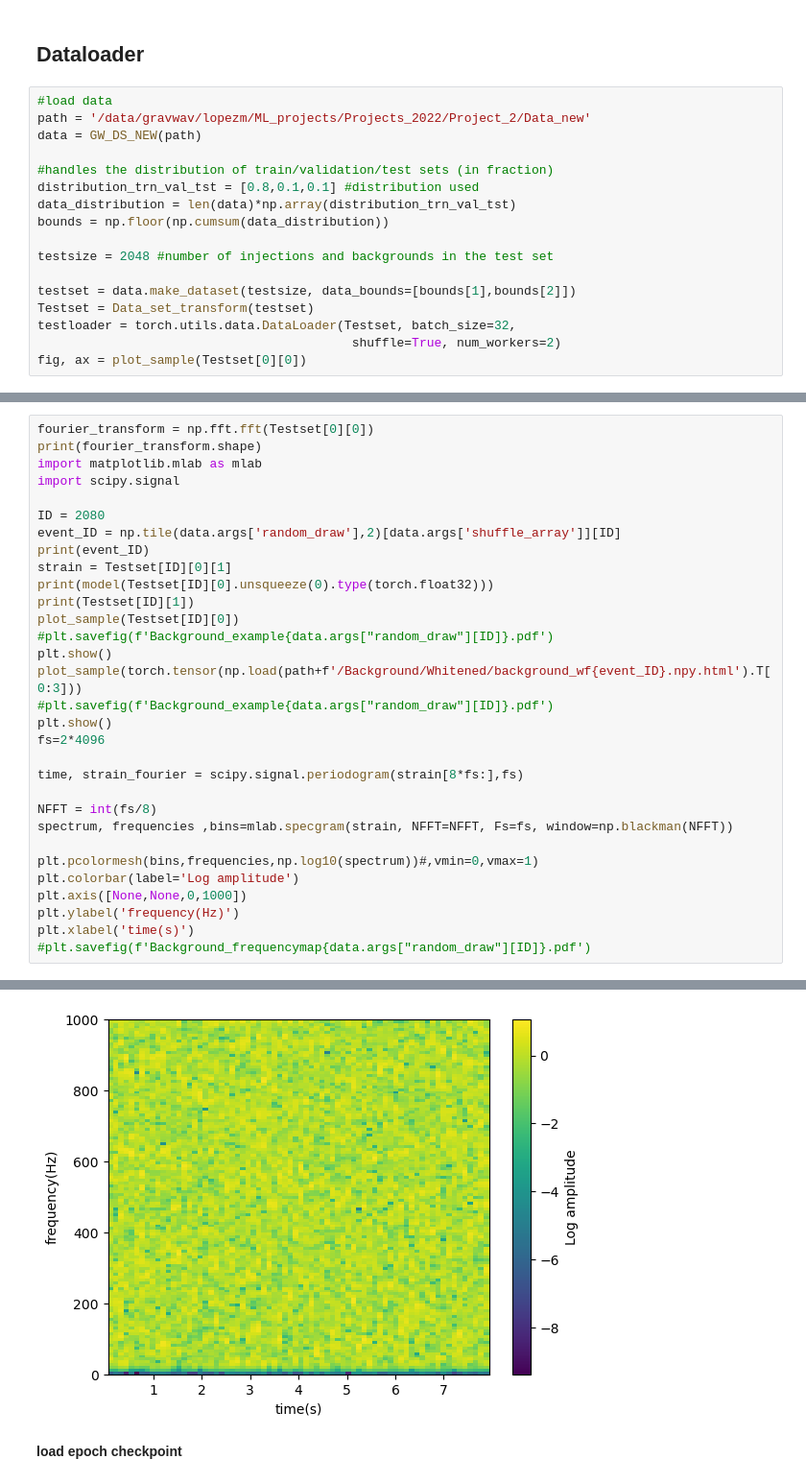
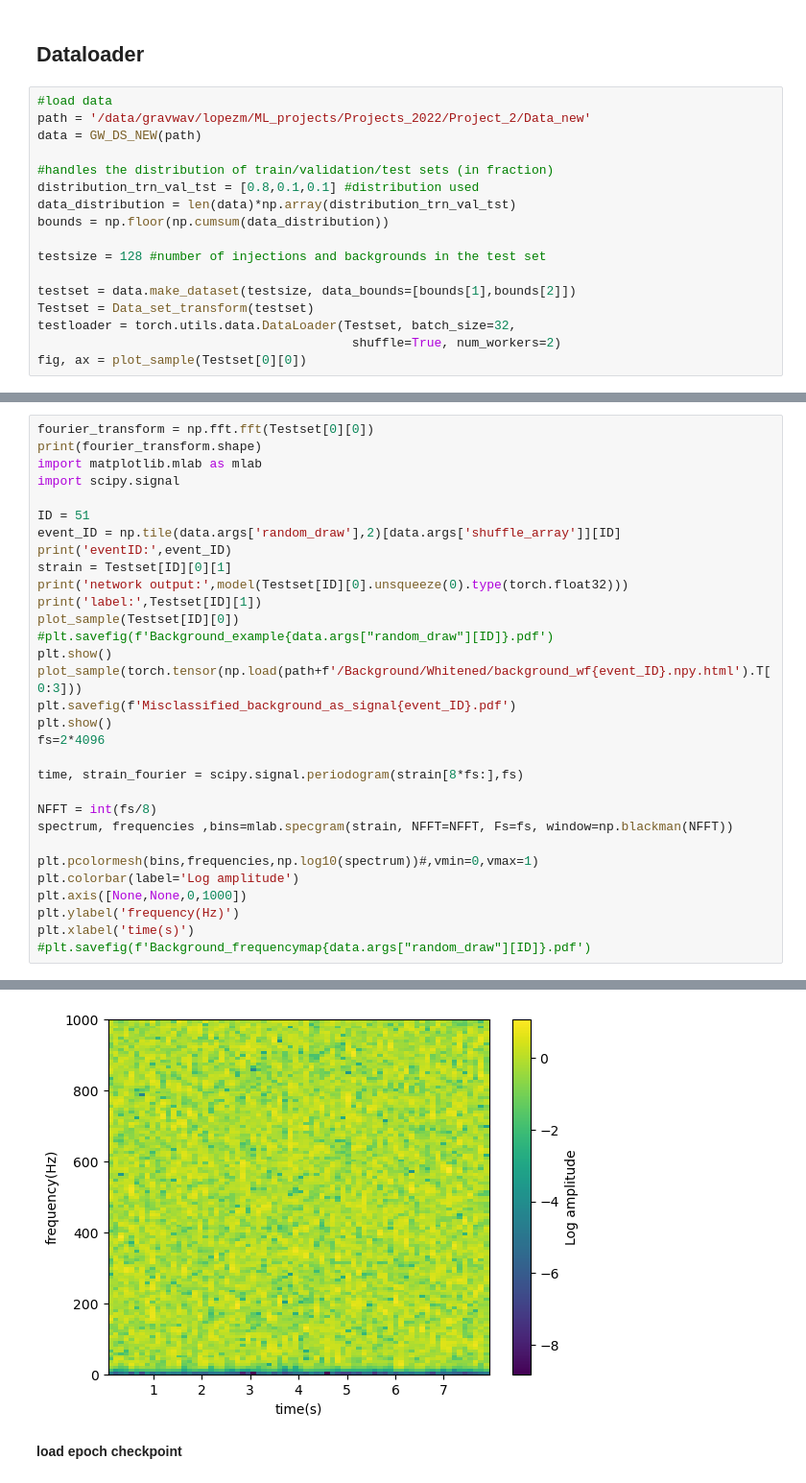
Before and after one commit to jurriaan585/Project2_CAML, a Jupyter notebook: Code/Data_visualization.ipynb, the cells around one changed output, grey strips where cells are left out. Shown at 96% size. Saved outputs shown, nothing was run; the diff lists cells and outputs as text.

```diff
--- a/Code/Data_visualization.ipynb
+++ b/Code/Data_visualization.ipynb
@@ -48,7 +48,7 @@ distribution_trn_val_tst = [0.8,0.1,0.1] #distribution used
 data_distribution = len(data)*np.array(distribution_trn_val_tst)
 bounds = np.floor(np.cumsum(data_distribution))
 
-testsize = 2048 #number of injections and backgrounds in the test set
+testsize = 128 #number of injections and backgrounds in the test set
 
 testset = data.make_dataset(testsize, data_bounds=[bounds[1],bounds[2]])
 Testset = Data_set_transform(testset)
@@ -63,17 +63,17 @@ print(fourier_transform.shape)
 import matplotlib.mlab as mlab
 import scipy.signal
 
-ID = 2080
+ID = 51
 event_ID = np.tile(data.args['random_draw'],2)[data.args['shuffle_array']][ID]
-print(event_ID)
+print('eventID:',event_ID)
 strain = Testset[ID][0][1]
-print(model(Testset[ID][0].unsqueeze(0).type(torch.float32)))
-print(Testset[ID][1])
+print('network output:',model(Testset[ID][0].unsqueeze(0).type(torch.float32)))
+print('label:',Testset[ID][1])
 plot_sample(Testset[ID][0])
 #plt.savefig(f'Background_example{data.args["random_draw"][ID]}.pdf')
 plt.show()
 plot_sample(torch.tensor(np.load(path+f'/Background/Whitened/background_wf{event_ID}.npy.html').T[0:3]))
-#plt.savefig(f'Background_example{data.args["random_draw"][ID]}.pdf')
+plt.savefig(f'Misclassified_background_as_signal{event_ID}.pdf')
 plt.show()
 fs=2*4096
 
@@ -98,5 +98,5 @@ tensor([0, 1])
 Text(0.5, 0, 'time(s)')
-[figure, old version]
+[figure, new version]
 # %% [markdown]
 **load epoch checkpoint**
 # %%
```
Also changed, not shown: parts of 3 cells of this notebook, 5 other files.
